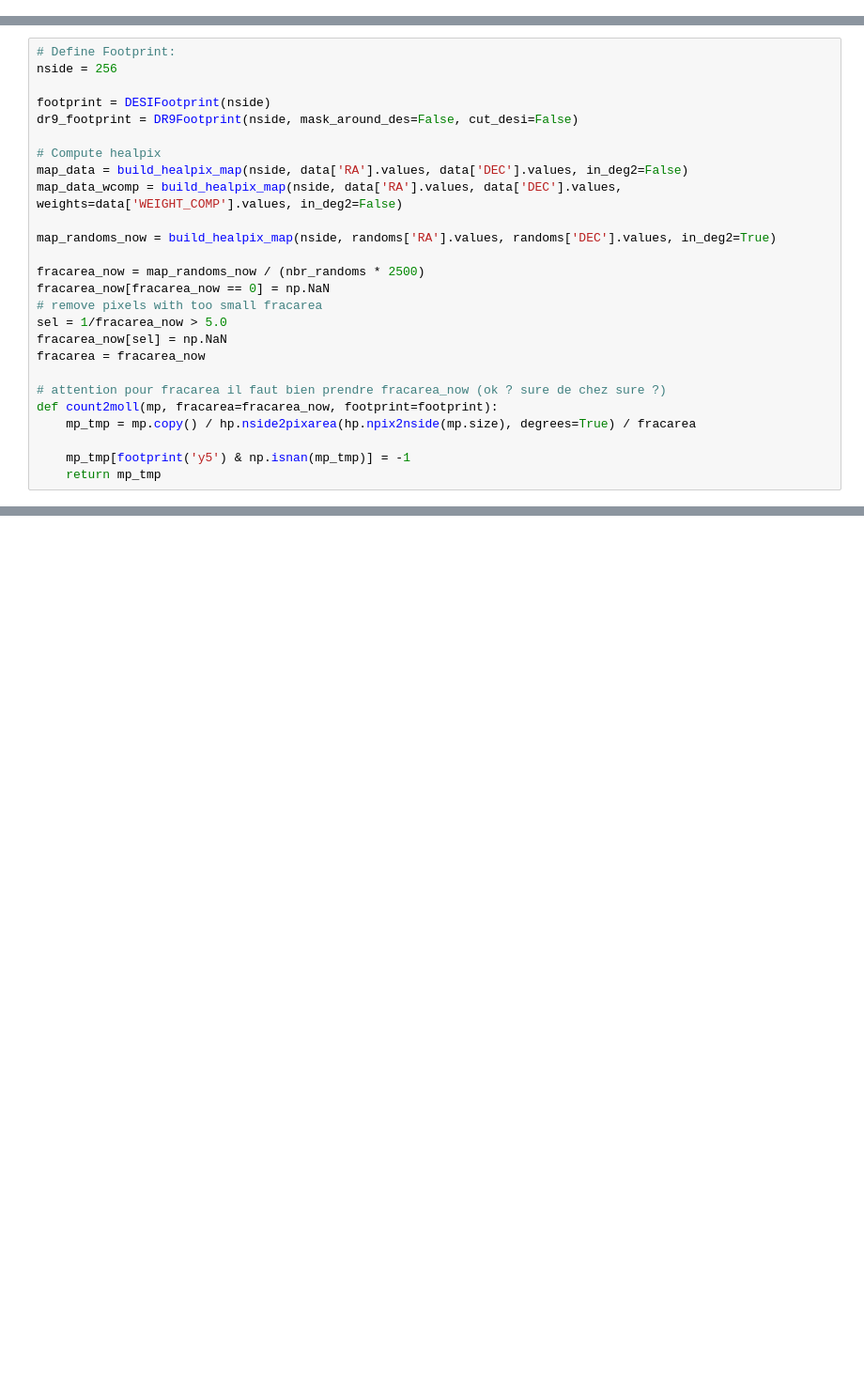
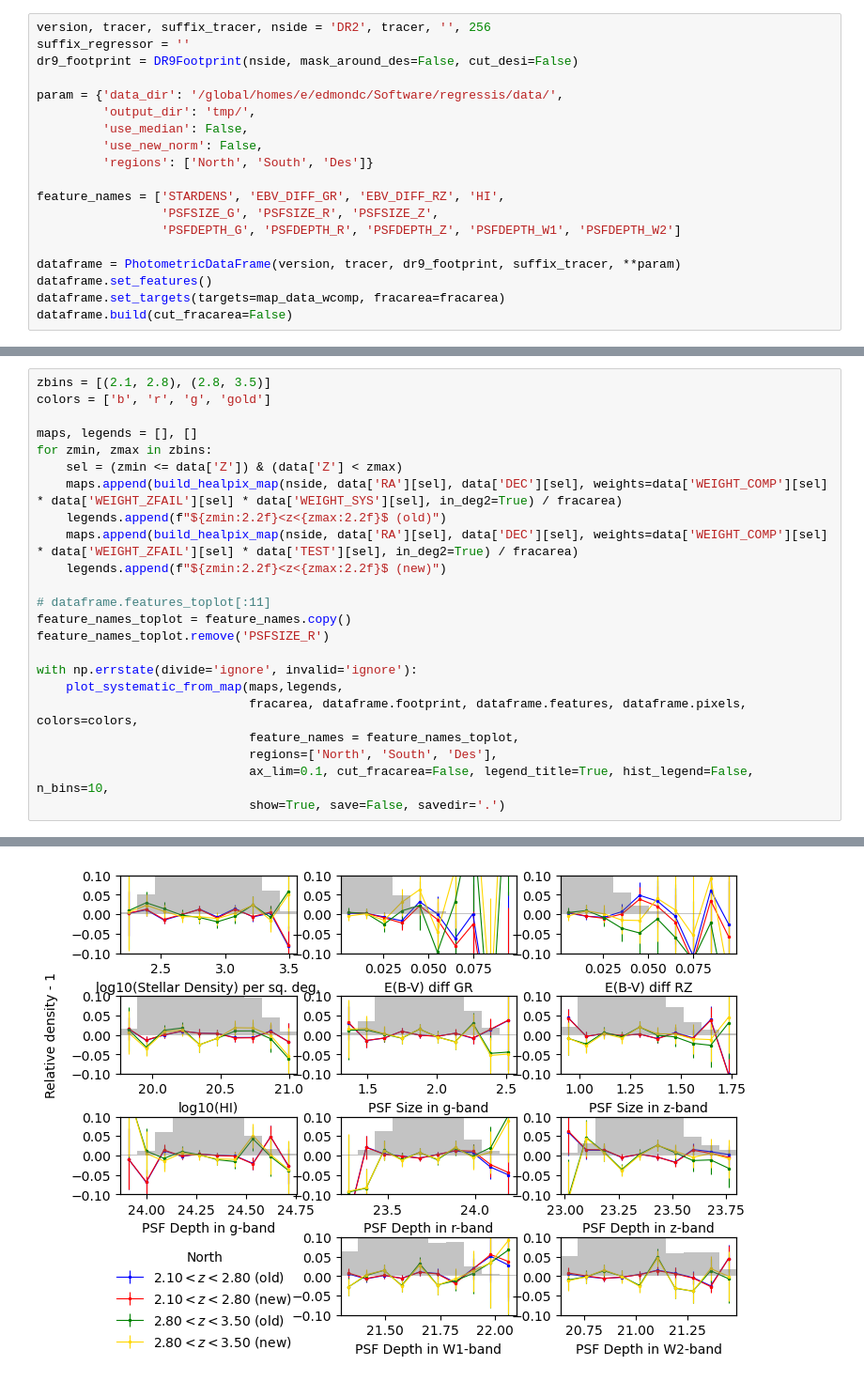
Before and after one commit to AlbertoRosado1/cai-dr2-clustering-products, a Jupyter notebook: local_png/imaging_systematics.ipynb, the cells around one changed output, grey strips where cells are left out. Shown at 94% size. Saved outputs shown, nothing was run; the diff lists cells and outputs as text; blank space fills up the shorter version.

```diff
--- a/local_png/imaging_systematics.ipynb
+++ b/local_png/imaging_systematics.ipynb
@@ -38,0 +89,19 @@ tracer, zmin, zmax = 'QSO', 0.8, 3.1
+# %%
+version, tracer, suffix_tracer, nside = 'DR2', tracer, '', 256
+suffix_regressor = ''
+dr9_footprint = DR9Footprint(nside, mask_around_des=False, cut_desi=False)
+
+param = {'data_dir': '/global/homes/e/edmondc/Software/regressis/data/',
+         'output_dir': 'tmp/',
+         'use_median': False,
+         'use_new_norm': False,
+         'regions': ['North', 'South', 'Des']}
+
+feature_names = ['STARDENS', 'EBV_DIFF_GR', 'EBV_DIFF_RZ', 'HI',
+                 'PSFSIZE_G', 'PSFSIZE_R', 'PSFSIZE_Z',
+                 'PSFDEPTH_G', 'PSFDEPTH_R', 'PSFDEPTH_Z', 'PSFDEPTH_W1', 'PSFDEPTH_W2']
+
+dataframe = PhotometricDataFrame(version, tracer, dr9_footprint, suffix_tracer, **param)
+dataframe.set_features()
+dataframe.set_targets(targets=map_data_wcomp, fracarea=fracarea)
+dataframe.build(cut_fracarea=False)
@@ -49,26 +235,24 @@ data['Z'] = data['Z_not4clus']
 # %%
-# Define Footprint:
-nside = 256
+zbins = [(2.1, 2.8), (2.8, 3.5)]
+colors = ['b', 'r', 'g', 'gold']
 
-footprint = DESIFootprint(nside)
-dr9_footprint = DR9Footprint(nside, mask_around_des=False, cut_desi=False)
+maps, legends = [], []
+for zmin, zmax in zbins:
+    sel = (zmin <= data['Z']) & (data['Z'] < zmax)
+    maps.append(build_healpix_map(nside, data['RA'][sel], data['DEC'][sel], weights=data['WEIGHT_COMP'][sel] * data['WEIGHT_ZFAIL'][sel] * data['WEIGHT_SYS'][sel], in_deg2=True) / fracarea)
+    legends.append(f"${zmin:2.2f}<z<{zmax:2.2f}$ (old)")
+    maps.append(build_healpix_map(nside, data['RA'][sel], data['DEC'][sel], weights=data['WEIGHT_COMP'][sel] * data['WEIGHT_ZFAIL'][sel] * data['TEST'][sel], in_deg2=True) / fracarea)
+    legends.append(f"${zmin:2.2f}<z<{zmax:2.2f}$ (new)")
 
-# Compute healpix
-map_data = build_healpix_map(nside, data['RA'].values, data['DEC'].values, in_deg2=False)
-map_data_wcomp = build_healpix_map(nside, data['RA'].values, data['DEC'].values, weights=data['WEIGHT_COMP'].values, in_deg2=False)
+# dataframe.features_toplot[:11]
+feature_names_toplot = feature_names.copy()
+feature_names_toplot.remove('PSFSIZE_R')
 
-map_randoms_now = build_healpix_map(nside, randoms['RA'].values, randoms['DEC'].values, in_deg2=True)
-
-fracarea_now = map_randoms_now / (nbr_randoms * 2500)
-fracarea_now[fracarea_now == 0] = np.NaN
-# remove pixels with too small fracarea
-sel = 1/fracarea_now > 5.0
-fracarea_now[sel] = np.NaN
-fracarea = fracarea_now
-
-# attention pour fracarea il faut bien prendre fracarea_now (ok ? sure de chez sure ?)
-def count2moll(mp, fracarea=fracarea_now, footprint=footprint):
-    mp_tmp = mp.copy() / hp.nside2pixarea(hp.npix2nside(mp.size), degrees=True) / fracarea
-
-    mp_tmp[footprint('y5') & np.isnan(mp_tmp)] = -1
-    return mp_tmp
+with np.errstate(divide='ignore', invalid='ignore'):
+    plot_systematic_from_map(maps,legends,
+                             fracarea, dataframe.footprint, dataframe.features, dataframe.pixels, colors=colors,
+                             feature_names = feature_names_toplot,
+                             regions=['North', 'South', 'Des'],
+                             ax_lim=0.1, cut_fracarea=False, legend_title=True, hist_legend=False, n_bins=10,
+                             show=True, save=False, savedir='.')
+# %% [output]
@@ -74,0 +261 @@ def count2moll(mp, fracarea=fracarea_now, footprint=footprint):
+[figure, added]
```
Also changed, not shown: parts of 18 cells of this notebook, 2 other files.
